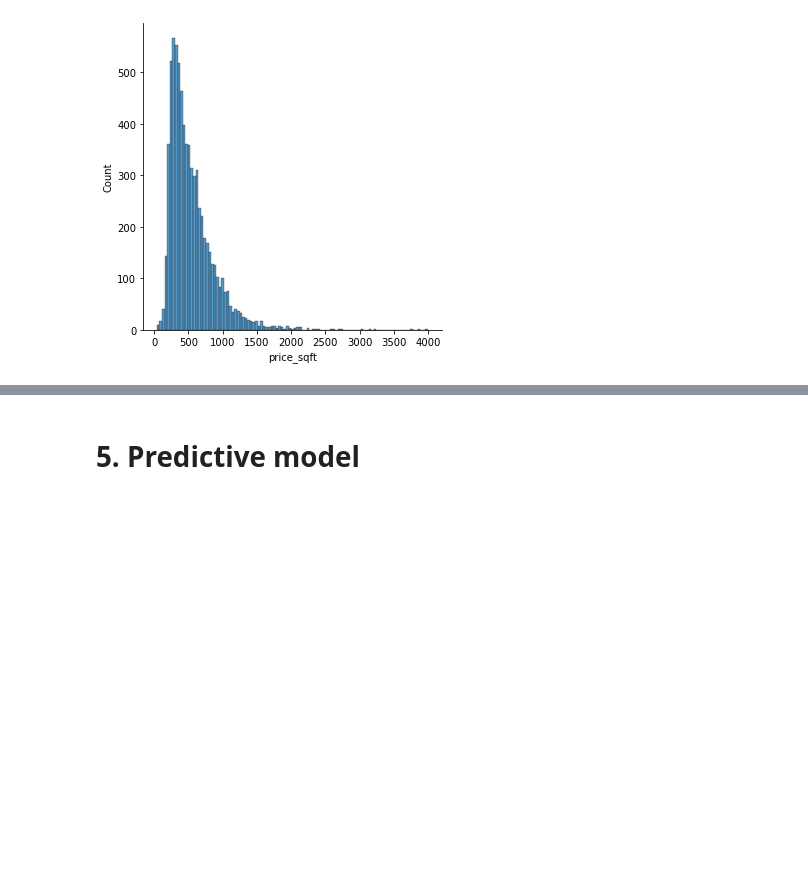
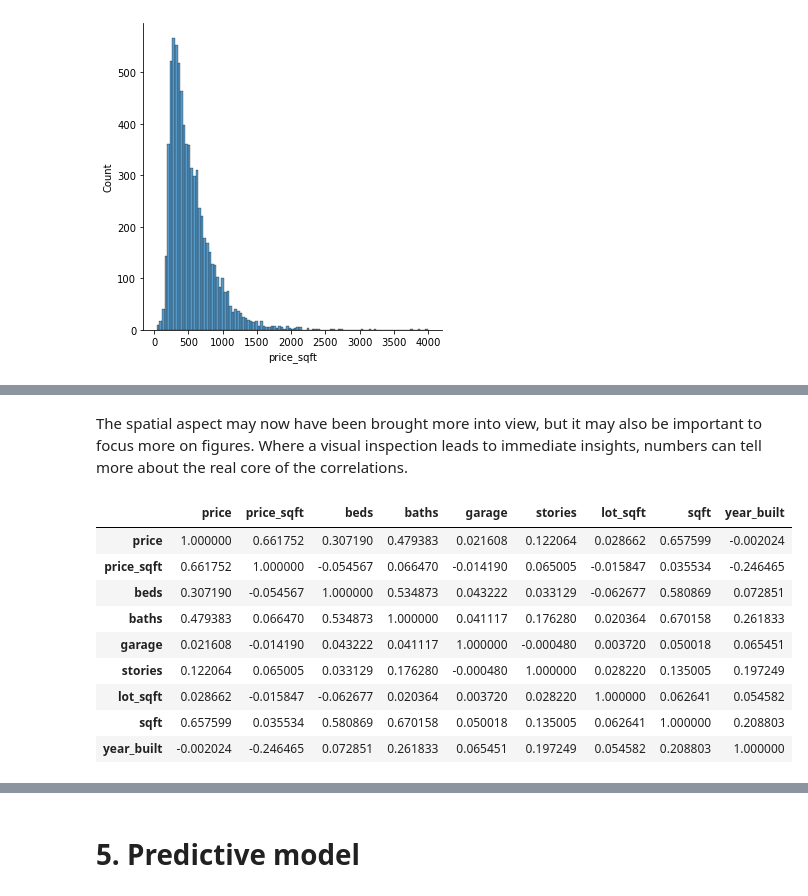
Before and after one commit to matsvdburg/Backup, a Jupyter notebook: Final Assignment - Mats van der Burg.ipynb, the cells around one changed output, grey strips where cells are left out. Drawn from its saved outputs; the diff is of its cells as text; code cells hidden in the pictures; blank space fills up the shorter version.

```diff
--- a/Final Assignment - Mats van der Burg.ipynb
+++ b/Final Assignment - Mats van der Burg.ipynb
@@ -500,0 +506,15 @@ sns.heatmap(df.corr());
+# %% [markdown]
+The spatial aspect may now have been brought more into view, but it may also be important to focus more on figures. Where a visual inspection leads to immediate insights, numbers can tell more about the real core of the correlations.
+# %%
+ind_var.corr()
+# %% [output]
+|  | price | price_sqft | beds | baths | garage | stories | lot_sqft | sqft | year_built |
+| price | 1.000000 | 0.661752 | 0.307190 | 0.479383 | 0.021608 | 0.122064 | 0.028662 | 0.657599 | -0.002024 |
+| price_sqft | 0.661752 | 1.000000 | -0.054567 | 0.066470 | -0.014190 | 0.065005 | -0.015847 | 0.035534 | -0.246465 |
+| beds | 0.307190 | -0.054567 | 1.000000 | 0.534873 | 0.043222 | 0.033129 | -0.062677 | 0.580869 | 0.072851 |
+| baths | 0.479383 | 0.066470 | 0.534873 | 1.000000 | 0.041117 | 0.176280 | 0.020364 | 0.670158 | 0.261833 |
+| garage | 0.021608 | -0.014190 | 0.043222 | 0.041117 | 1.000000 | -0.000480 | 0.003720 | 0.050018 | 0.065451 |
+| stories | 0.122064 | 0.065005 | 0.033129 | 0.176280 | -0.000480 | 1.000000 | 0.028220 | 0.135005 | 0.197249 |
+| lot_sqft | 0.028662 | -0.015847 | -0.062677 | 0.020364 | 0.003720 | 0.028220 | 1.000000 | 0.062641 | 0.054582 |
+| sqft | 0.657599 | 0.035534 | 0.580869 | 0.670158 | 0.050018 | 0.135005 | 0.062641 | 1.000000 | 0.208803 |
+| year_built | -0.002024 | -0.246465 | 0.072851 | 0.261833 | 0.065451 | 0.197249 | 0.054582 | 0.208803 | 1.000000 |
```
Also changed, not shown: parts of 72 cells of this notebook.
